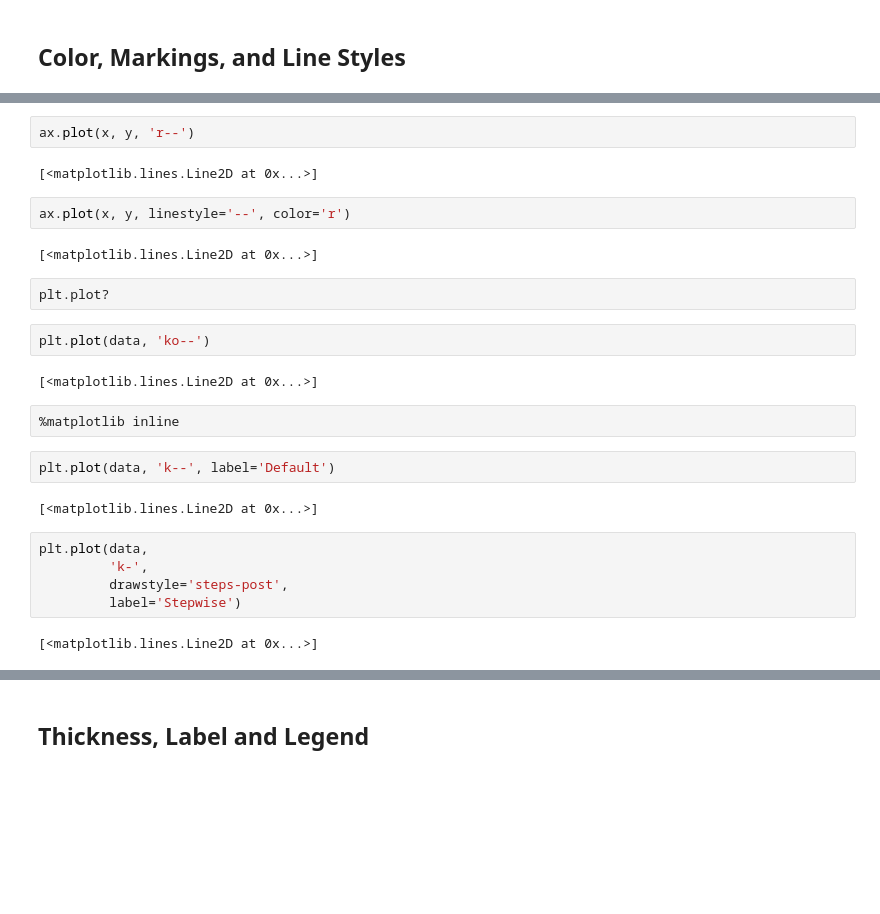
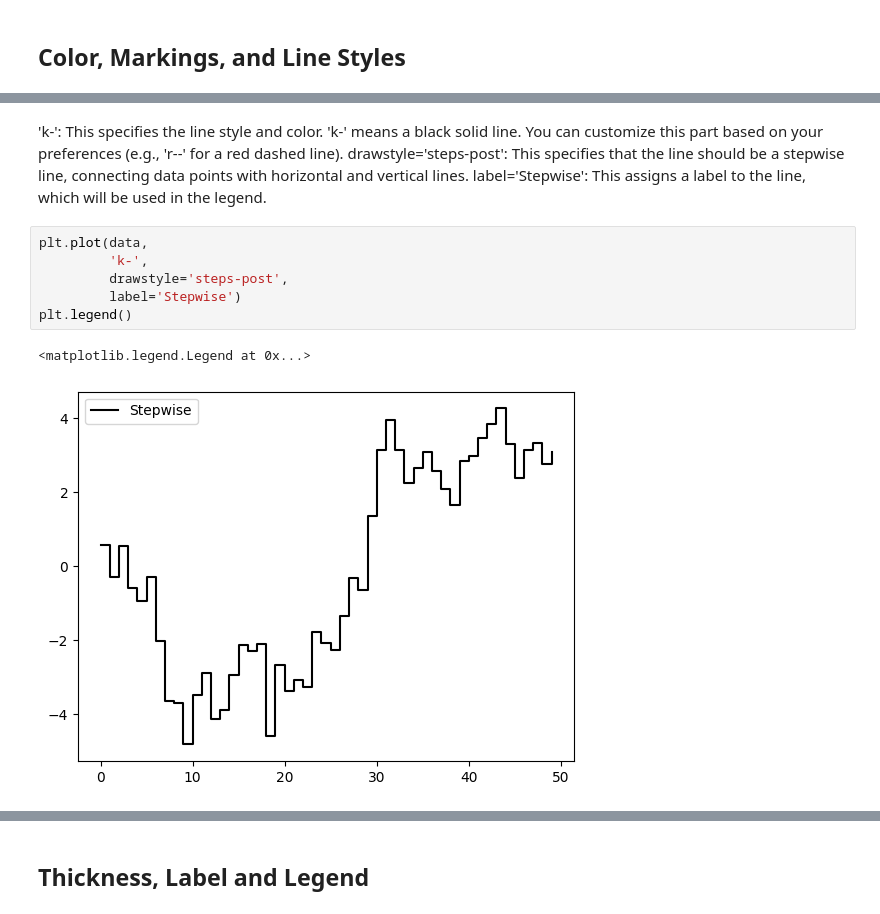
Before and after one commit to Xiaoxiao-teacher/Data-Visualization-with-Python, a Jupyter notebook: 02-Matplotlib Tutorial for Beginners.ipynb, the cells around one changed output, grey strips where cells are left out. Cells and saved outputs as stored; diff of their text form; blank space fills up the shorter version.

```diff
--- a/02-Matplotlib Tutorial for Beginners.ipynb
+++ b/02-Matplotlib Tutorial for Beginners.ipynb
@@ -51,30 +40,16 @@ ax=fig.add_subplot(1,1,1)
-# %%
-ax.plot(x, y, 'r--')
-# %% [output]
-[<matplotlib.lines.Line2D at 0x...>]
-# %%
-ax.plot(x, y, linestyle='--', color='r')
-# %% [output]
-[<matplotlib.lines.Line2D at 0x...>]
-# %%
-plt.plot?
-# %%
-plt.plot(data, 'ko--')
-# %% [output]
-[<matplotlib.lines.Line2D at 0x...>]
-# %%
-%matplotlib inline
+# %% [markdown]
+'k-': This specifies the line style and color. 'k-' means a black solid line. You can customize this part based on your preferences (e.g., 'r--' for a red dashed line).
+drawstyle='steps-post': This specifies that the line should be a stepwise line, connecting data points with horizontal and vertical lines.
+label='Stepwise': This assigns a label to the line, which will be used in the legend.
 # %%
-plt.plot(data, 'k--', label='Default')
+plt.plot(data,
+         'k-',
+         drawstyle='steps-post',
+         label='Stepwise')
+plt.legend()
 # %% [output]
-[<matplotlib.lines.Line2D at 0x...>]
+<matplotlib.legend.Legend at 0x...>
+[figure, added]
-# %%
-plt.plot(data,
-         'k-',
-         drawstyle='steps-post',
-         label='Stepwise')
-# %% [output]
-[<matplotlib.lines.Line2D at 0x...>]
 # %%
 plt.plot(data, 'k-',
          drawstyle='steps-post',
```
Also changed, not shown: parts of 43 cells of this notebook.
